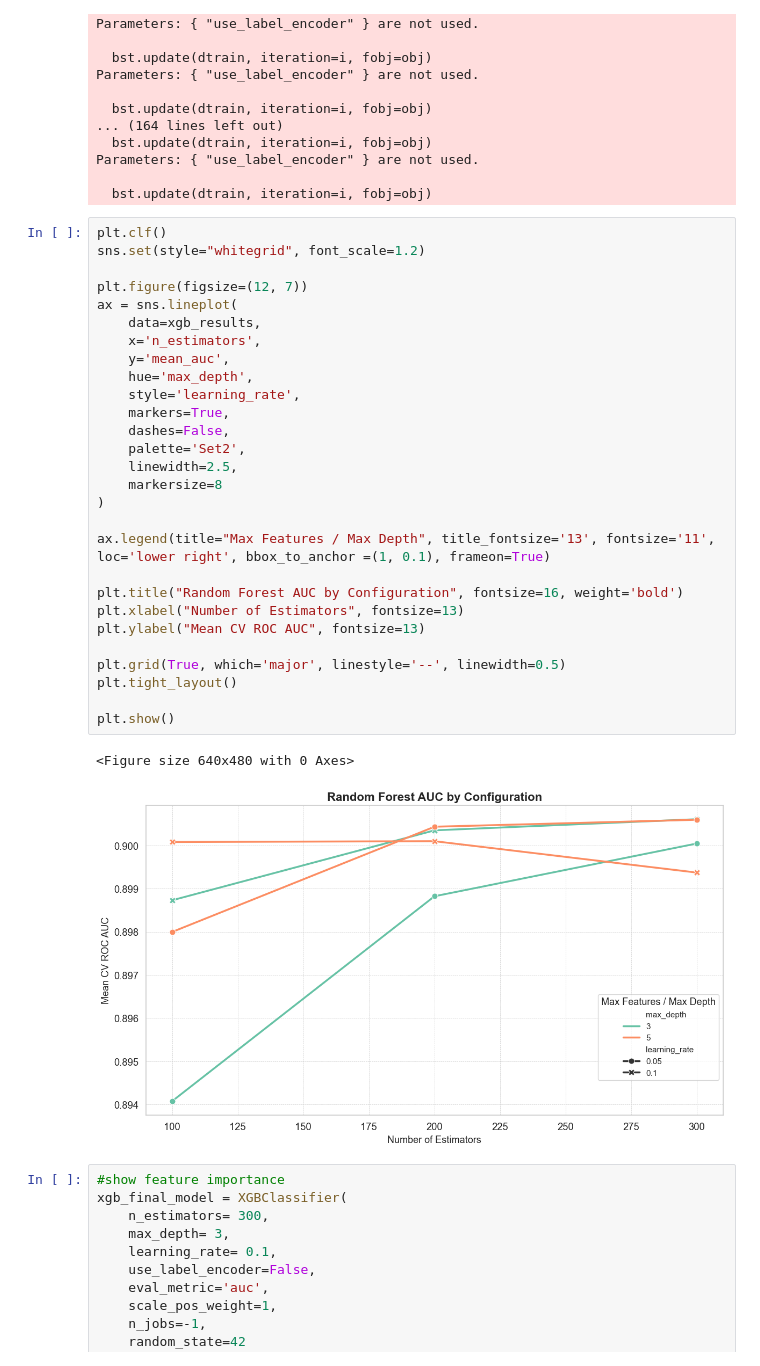
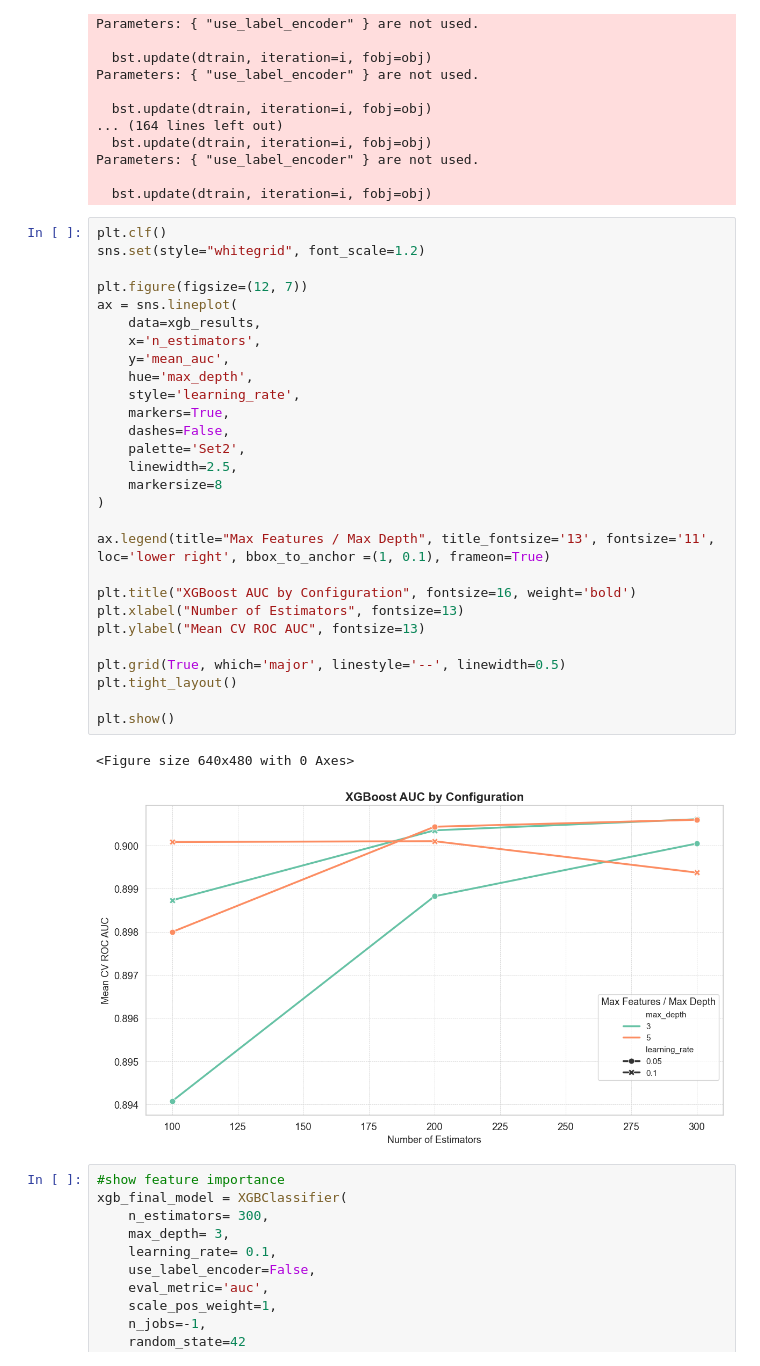
Before and after one commit to tollfu/ML-health-analysis, a Jupyter notebook: health.ipynb, the cells around one changed output. Drawn from its saved outputs; the diff is of its cells as text.

```diff
--- a/health.ipynb
+++ b/health.ipynb
@@ -788,34 +788,34 @@ Parameters: { "use_label_encoder" } are not used.
 # %%
 plt.clf()
 sns.set(style="whitegrid", font_scale=1.2)
 
 plt.figure(figsize=(12, 7))
 ax = sns.lineplot(
     data=xgb_results,
     x='n_estimators',
     y='mean_auc',
     hue='max_depth',
     style='learning_rate',
     markers=True,
     dashes=False,
     palette='Set2',
     linewidth=2.5,
     markersize=8
 )
 
 ax.legend(title="Max Features / Max Depth", title_fontsize='13', fontsize='11', loc='lower right', bbox_to_anchor =(1, 0.1), frameon=True)
 
-plt.title("Random Forest AUC by Configuration", fontsize=16, weight='bold')
+plt.title("XGBoost AUC by Configuration", fontsize=16, weight='bold')
 plt.xlabel("Number of Estimators", fontsize=13)
 plt.ylabel("Mean CV ROC AUC", fontsize=13)
 
 plt.grid(True, which='major', linestyle='--', linewidth=0.5)
 plt.tight_layout()
 
 plt.show()
 # %% [output]
 <Figure size 640x480 with 0 Axes>
-[figure, old version]
+[figure, new version]
 # %%
 #show feature importance
 xgb_final_model = XGBClassifier(
```
